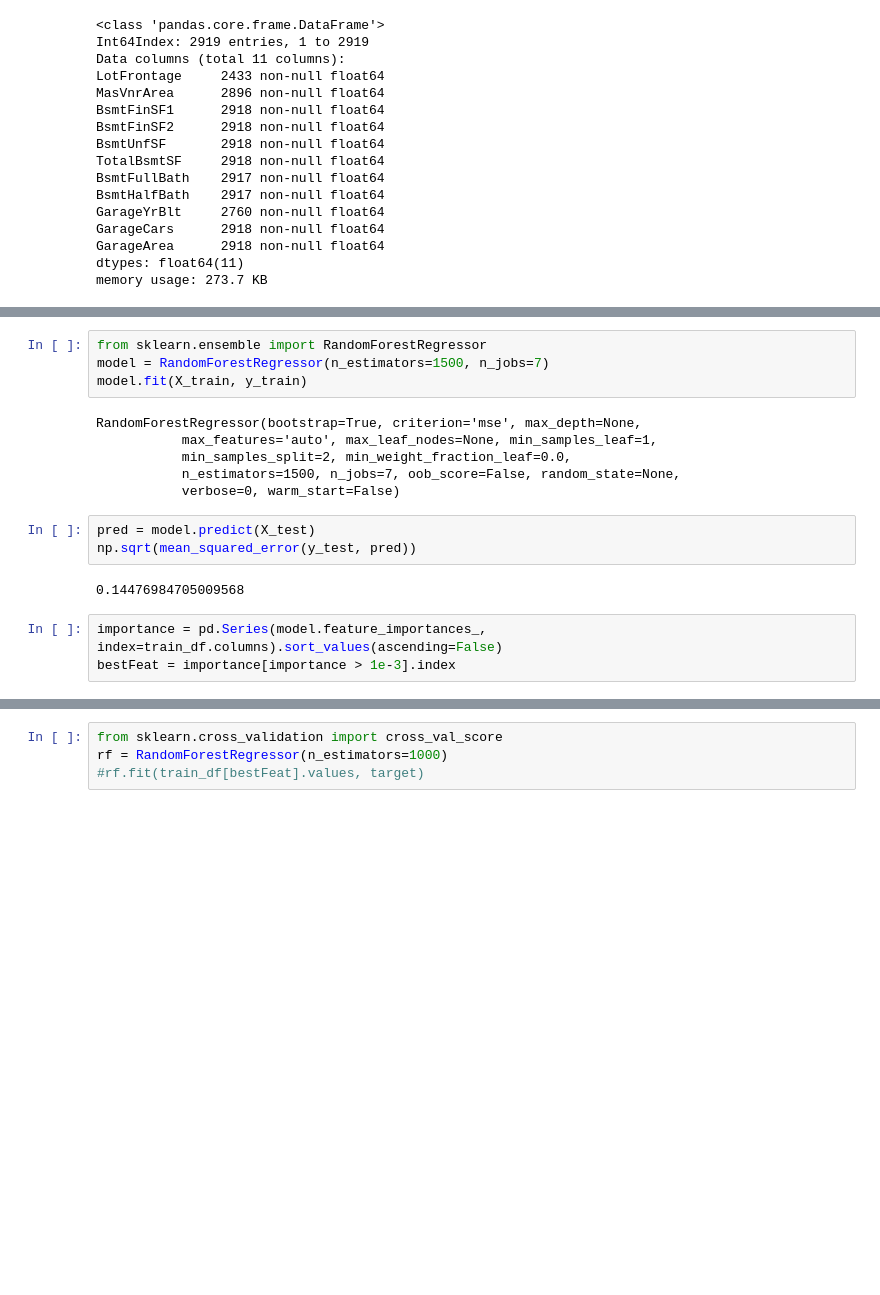
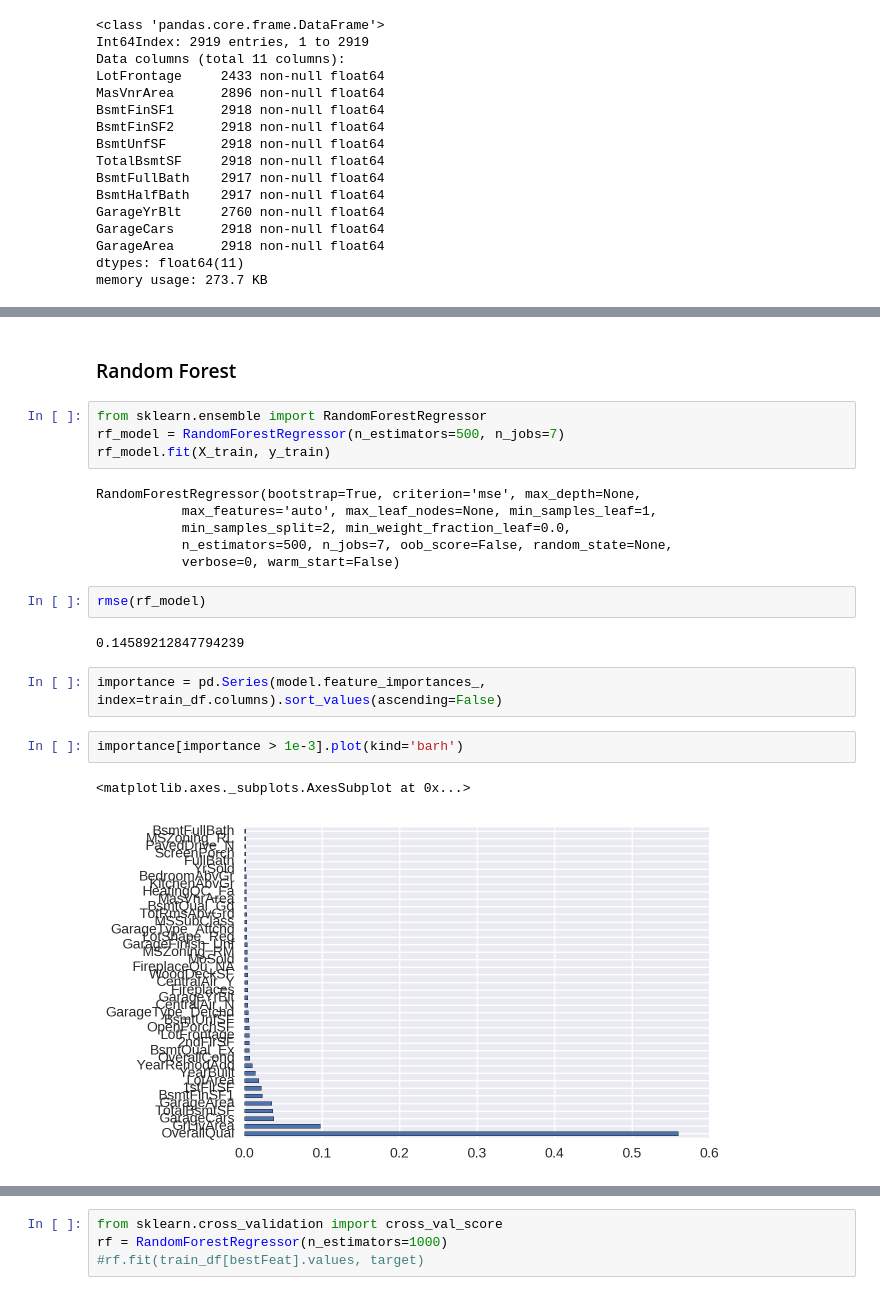
Before and after one commit to princewang1994/Kaggle, a Jupyter notebook: house_price/code/house_price.ipynb, the cells around one changed output, grey strips where cells are left out. Cells and saved outputs as stored; diff of their text form; blank space fills up the shorter version.

```diff
--- a/house_price/code/house_price.ipynb
+++ b/house_price/code/house_price.ipynb
@@ -161,18 +190,23 @@ X_train, X_test, y_train, y_test = train_test_split(train_df.values, target, tes
+# %% [markdown]
+### Random Forest
 # %%
 from sklearn.ensemble import RandomForestRegressor
-model = RandomForestRegressor(n_estimators=1500, n_jobs=7)
-model.fit(X_train, y_train)
+rf_model = RandomForestRegressor(n_estimators=500, n_jobs=7)
+rf_model.fit(X_train, y_train)
 # %% [output]
 RandomForestRegressor(bootstrap=True, criterion='mse', max_depth=None,
            max_features='auto', max_leaf_nodes=None, min_samples_leaf=1,
            min_samples_split=2, min_weight_fraction_leaf=0.0,
-           n_estimators=1500, n_jobs=7, oob_score=False, random_state=None,
+           n_estimators=500, n_jobs=7, oob_score=False, random_state=None,
            verbose=0, warm_start=False)
-# %%
-pred = model.predict(X_test)
-np.sqrt(mean_squared_error(y_test, pred))
-# %% [output]
-0.14476984705009568
+# %%
+rmse(rf_model)
+# %% [output]
+0.14589212847794239
 # %%
 importance = pd.Series(model.feature_importances_, index=train_df.columns).sort_values(ascending=False)
-bestFeat = importance[importance > 1e-3].index
+# %%
+importance[importance > 1e-3].plot(kind='barh')
+# %% [output]
+<matplotlib.axes._subplots.AxesSubplot at 0x...>
+[figure, added]
```
Also changed, not shown: parts of 40 cells of this notebook, 9 other files.
